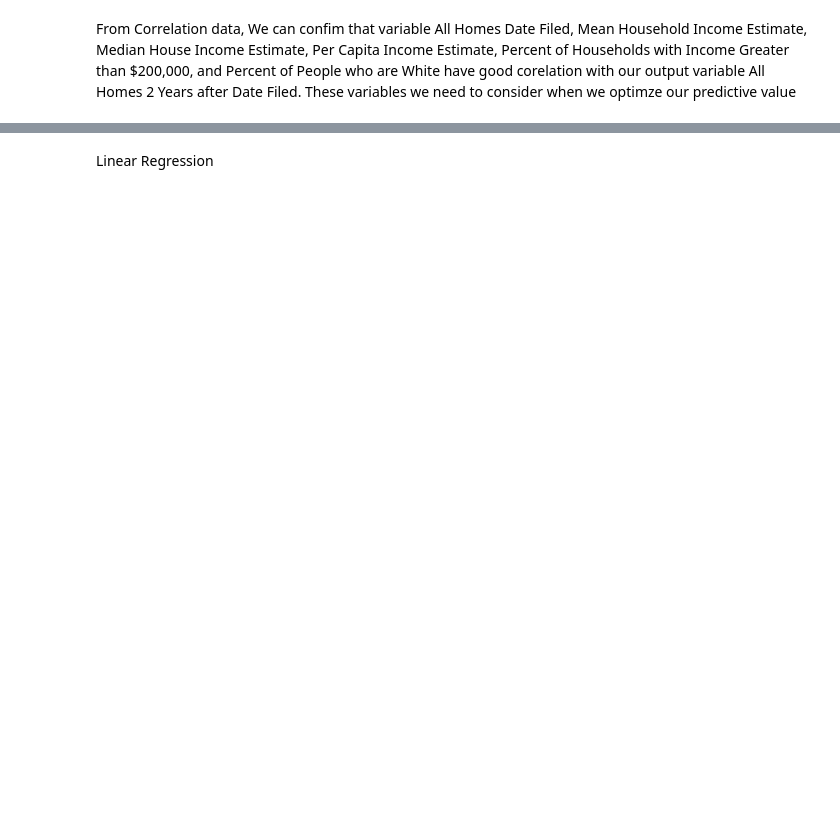
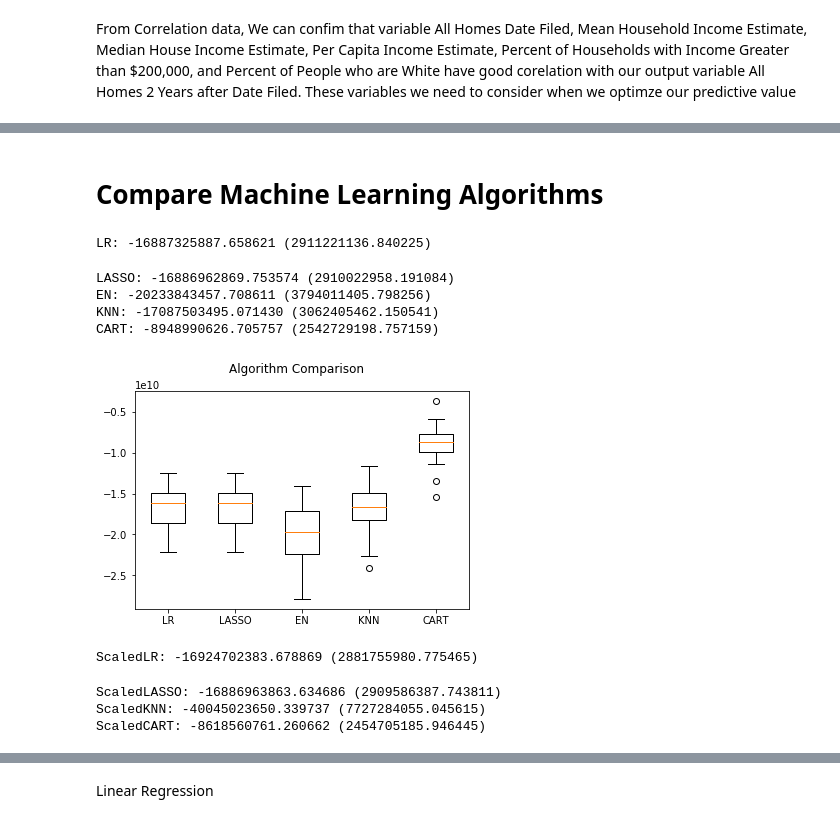
Before and after one commit to apthomas/SF-home-price-prediction, a Jupyter notebook: SF-home-price-prediction/learning.ipynb, the cells around one changed output, grey strips where cells are left out. Saved outputs shown, nothing was run; the diff lists cells and outputs as text; code cells hidden in the pictures; blank space fills up the shorter version.

```diff
--- a/SF-home-price-prediction/learning.ipynb
+++ b/SF-home-price-prediction/learning.ipynb
@@ -128,7 +231,8 @@ df_train_set_2_years.hist(bins=10,figsize=(25,20),grid=False);
 # %%
+# Split-out validation dataset
 X = df_train_set_2_years.loc[:, feature_cols]
 y = df_train_set_2_years[label_col]
 
 x_pred_test = df_test_set_2_years.loc[:, feature_cols]
 
-X_train, X_test, y_train, y_test = train_test_split(X, y, test_size=0.2, random_state=42)
+X_train, X_validation, Y_train, Y_validation = train_test_split(X, y, test_size=0.2, random_state=42)
@@ -157,0 +239,60 @@ plt.show()
+# %% [markdown]
+# Compare Machine Learning Algorithms
+# %%
+# Test options and evaluation metric using Root Mean Square error method
+num_folds = 20
+seed = 7
+RMS = 'neg_mean_squared_error'
+# %%
+# Spot Check Algorithms
+models = []
+models.append(('LR', LinearRegression()))
+models.append(('LASSO', Lasso()))
+models.append(('EN', ElasticNet()))
+models.append(('KNN', KNeighborsRegressor()))
+models.append(('CART', DecisionTreeRegressor()))
+# %%
+results = []
+names = []
+for name, model in models:
+    kfold = KFold(n_splits=num_folds, random_state=seed)
+    cv_results = cross_val_score(model, X_train, Y_train, cv=kfold, scoring=RMS)
+    results.append(cv_results)
+    names.append(name)
+    msg = "%s: %f (%f)" % (name, cv_results.mean(), cv_results.std())
+    print(msg)
+# %% [output]
+LR: -16887325887.658621 (2911221136.840225)
+LASSO: -16886962869.753574 (2910022958.191084)
+EN: -20233843457.708611 (3794011405.798256)
+KNN: -17087503495.071430 (3062405462.150541)
+CART: -8948990626.705757 (2542729198.757159)
+# %%
+fig = pyplot.figure()
+fig.suptitle('Algorithm Comparison')
+ax = fig.add_subplot(111)
+pyplot.boxplot(results)
+ax.set_xticklabels(names)
+pyplot.show()
+# %% [output]
+[figure, added]
+# %%
+pipelines = []
+pipelines.append(('ScaledLR', Pipeline([('Scaler', MinMaxScaler()),('LR', LinearRegression())])))
+pipelines.append(('ScaledLASSO', Pipeline([('Scaler', MinMaxScaler()),('LASSO', Lasso())])))
+pipelines.append(('ScaledKNN', Pipeline([('Scaler', MinMaxScaler()),('KNN', KNeighborsRegressor())])))
+pipelines.append(('ScaledCART', Pipeline([('Scaler', MinMaxScaler()),('CART', DecisionTreeRegressor())])))
+results = []
+names = []
+for name, model in pipelines:
+	kfold = KFold(n_splits=num_folds, random_state=seed)
+	cv_results = cross_val_score(model, X_train, Y_train, cv=kfold, scoring=RMS)
+	results.append(cv_results)
+	names.append(name)
+	msg = "%s: %f (%f)" % (name, cv_results.mean(), cv_results.std())
+	print(msg)
+# %% [output]
+ScaledLR: -16924702383.678869 (2881755980.775465)
+ScaledLASSO: -16886963863.634686 (2909586387.743811)
+ScaledKNN: -40045023650.339737 (7727284055.045615)
+ScaledCART: -8618560761.260662 (2454705185.946445)
```
Also changed, not shown: parts of 50 cells of this notebook, 7 other files.
